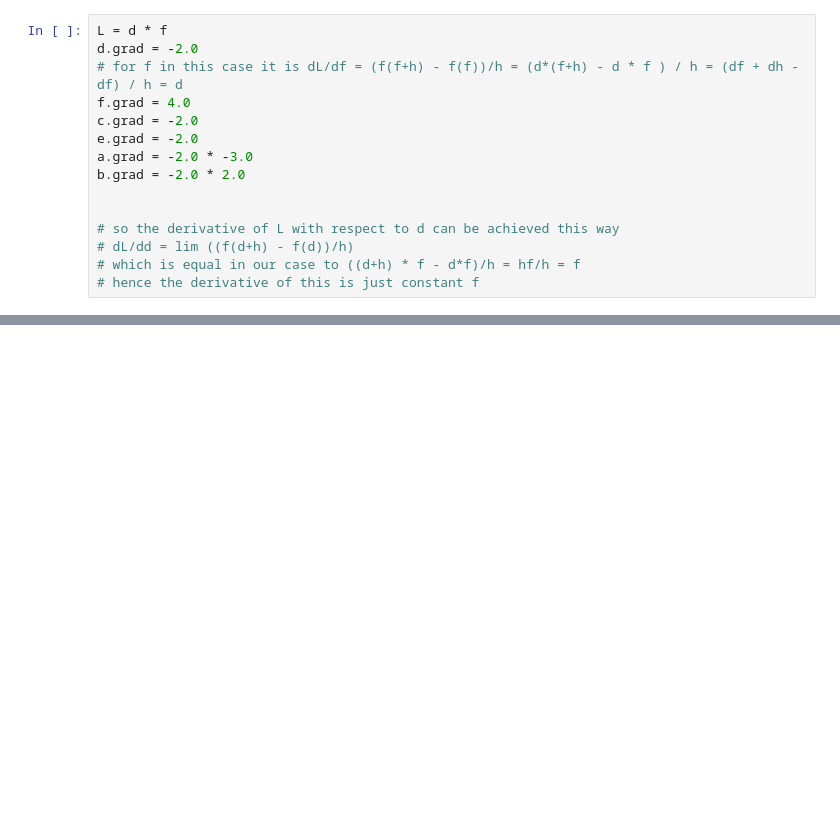
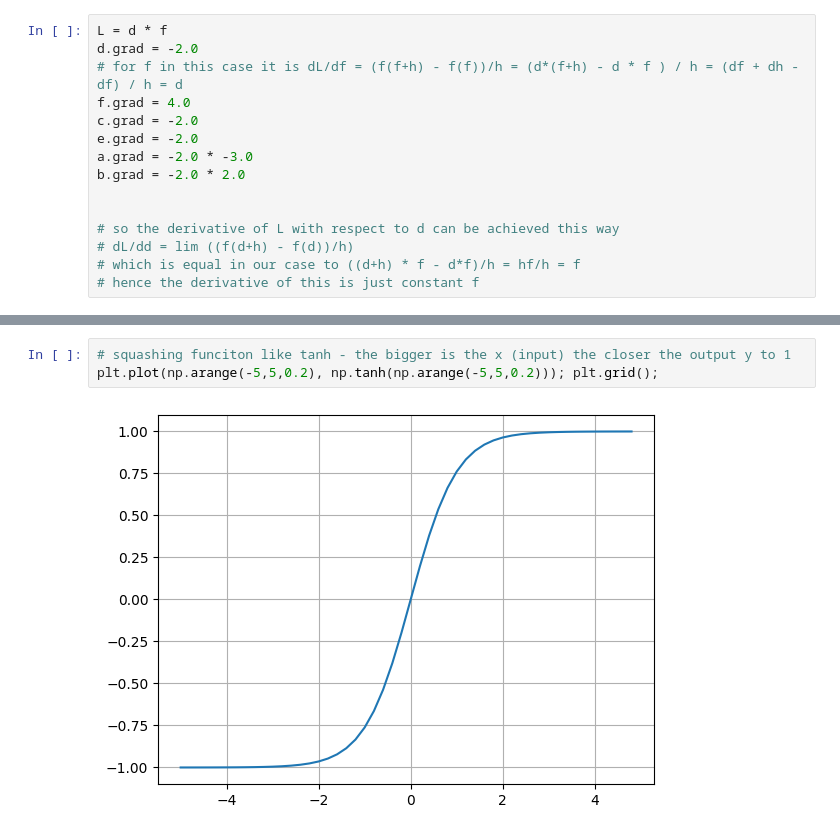
Before and after one commit to Eugenumber1/KarpathySeries, a Jupyter notebook: micro_grad_from_scratch.ipynb, the cells around one changed output, grey strips where cells are left out. Drawn from its saved outputs; the diff is of its cells as text; blank space fills up the shorter version.

```diff
--- a/micro_grad_from_scratch.ipynb
+++ b/micro_grad_from_scratch.ipynb
@@ -192,0 +212,5 @@ lol()
+# %%
+# squashing funciton like tanh - the bigger is the x (input) the closer the output y to 1
+plt.plot(np.arange(-5,5,0.2), np.tanh(np.arange(-5,5,0.2))); plt.grid();
+# %% [output]
+[figure, added]
```
Also changed, not shown: parts of 5 cells of this notebook.
